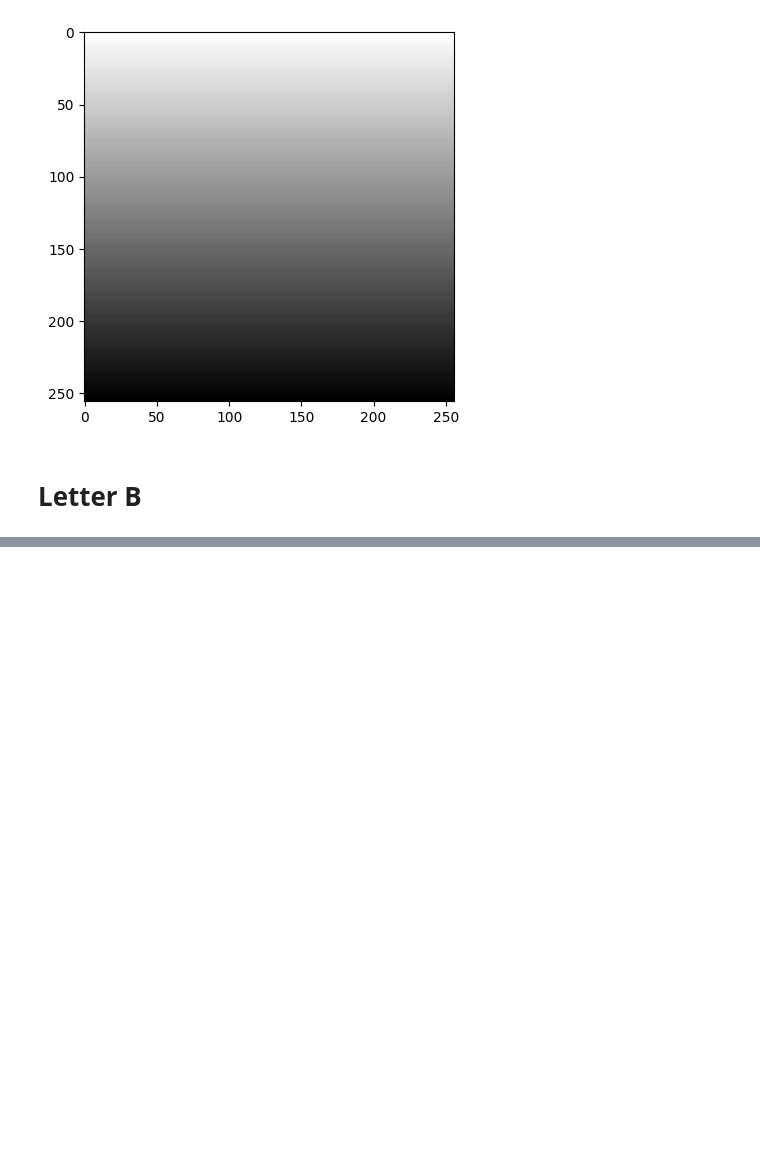
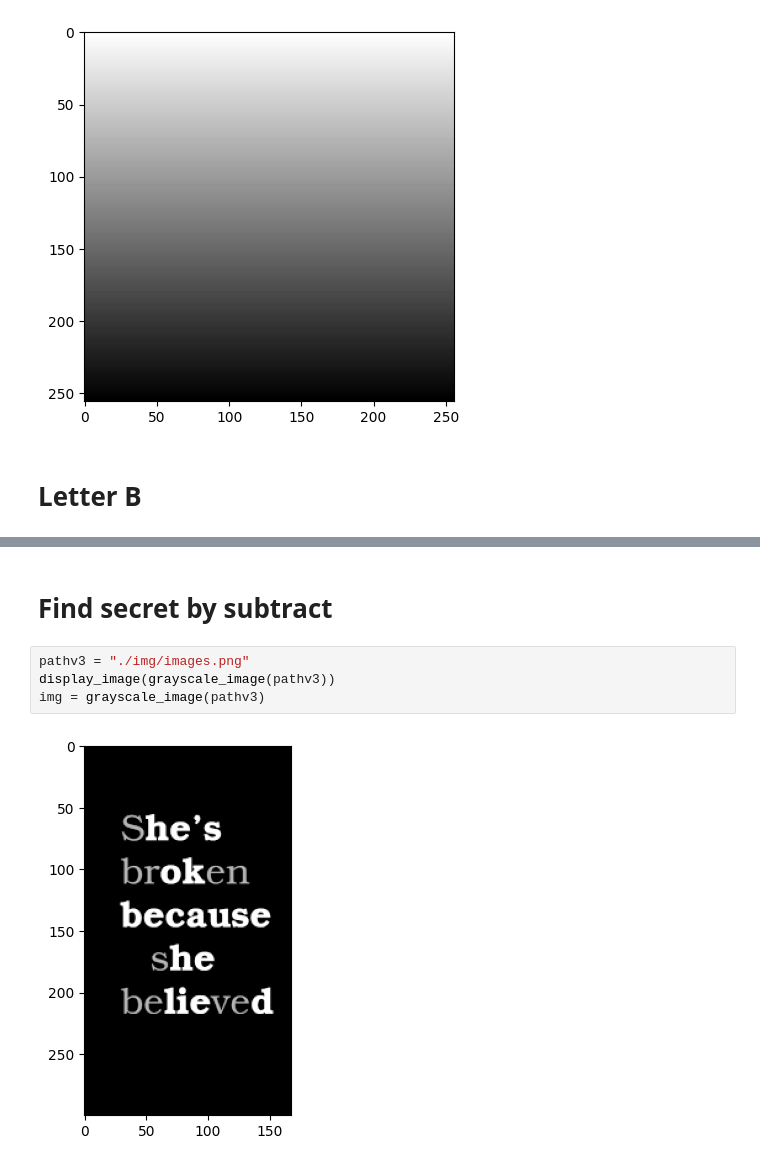
Before and after one commit to KyTranDE/Image-Proccessing, a Jupyter notebook: project1/project1.ipynb, the cells around one changed output, grey strips where cells are left out. Saved outputs shown, nothing was run; the diff lists cells and outputs as text; blank space fills up the shorter version.

```diff
--- a/project1/project1.ipynb
+++ b/project1/project1.ipynb
@@ -269,0 +225,8 @@ draw_letter_b()
+# %% [markdown]
+# Find secret by subtract
+# %%
+pathv3 = "./img/images.png"
+display_image(grayscale_image(pathv3))
+img = grayscale_image(pathv3)
+# %% [output]
+[figure, added]
```
Also changed, not shown: parts of 8 cells of this notebook, 3 other files.
